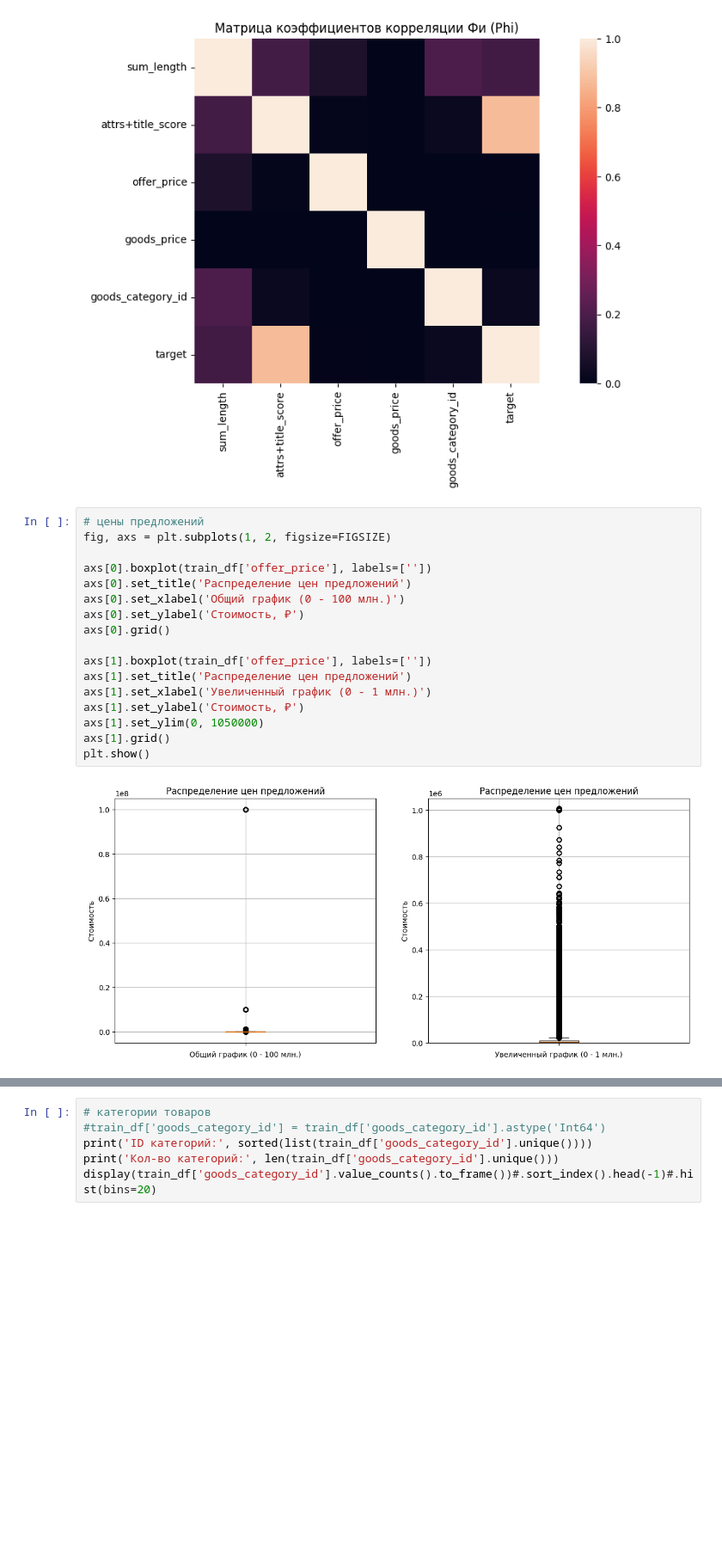
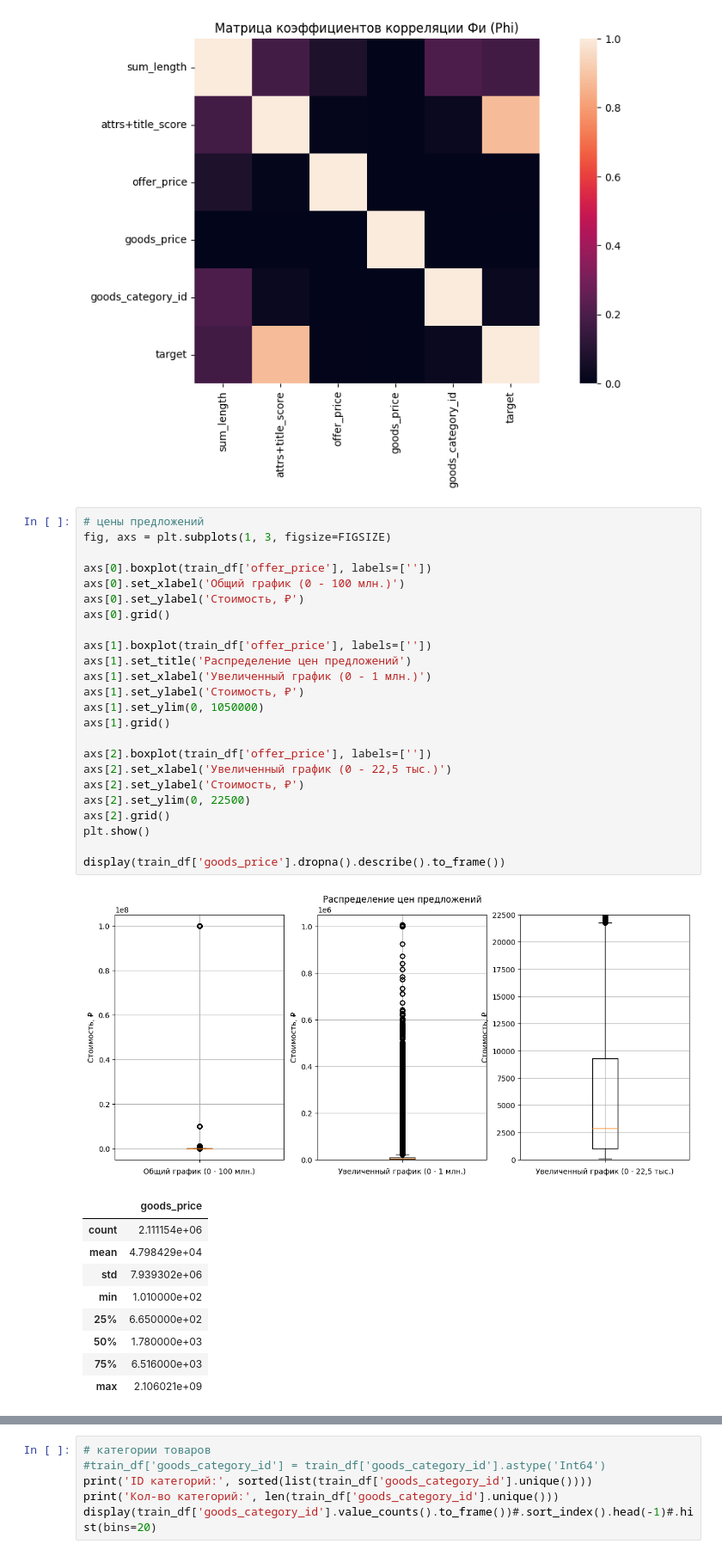
Before and after one commit to Danspers/Samokat.tech-Matching, a Jupyter notebook: Samokat.tech-Matching.ipynb, the cells around one changed output, grey strips where cells are left out. Shown: that part at 86% size. Saved outputs shown, nothing was run; the diff lists cells and outputs as text; blank space fills up the shorter version.

```diff
--- a/Samokat.tech-Matching.ipynb
+++ b/Samokat.tech-Matching.ipynb
@@ -188,23 +193,39 @@ plt.show()
 [figure]
 # %%
 # цены предложений
-fig, axs = plt.subplots(1, 2, figsize=FIGSIZE)
+fig, axs = plt.subplots(1, 3, figsize=FIGSIZE)
 
 axs[0].boxplot(train_df['offer_price'], labels=[''])
-axs[0].set_title('Распределение цен предложений')
 axs[0].set_xlabel('Общий график (0 - 100 млн.)')
 axs[0].set_ylabel('Стоимость, ₽')
 axs[0].grid()
 
 axs[1].boxplot(train_df['offer_price'], labels=[''])
 axs[1].set_title('Распределение цен предложений')
 axs[1].set_xlabel('Увеличенный график (0 - 1 млн.)')
 axs[1].set_ylabel('Стоимость, ₽')
 axs[1].set_ylim(0, 1050000)
 axs[1].grid()
+
+axs[2].boxplot(train_df['offer_price'], labels=[''])
+axs[2].set_xlabel('Увеличенный график (0 - 22,5 тыс.)')
+axs[2].set_ylabel('Стоимость, ₽')
+axs[2].set_ylim(0, 22500)
+axs[2].grid()
 plt.show()
+
+display(train_df['goods_price'].dropna().describe().to_frame())
 # %% [output]
-[figure, old version]
+[figure, new version]
+|  | goods_price |
+| count | 2.111154e+06 |
+| mean | 4.798429e+04 |
+| std | 7.939302e+06 |
+| min | 1.010000e+02 |
+| 25% | 6.650000e+02 |
+| 50% | 1.780000e+03 |
+| 75% | 6.516000e+03 |
+| max | 2.106021e+09 |
 # %%
 # цены товаров
 fig, axs = plt.subplots(1, 3, figsize=FIGSIZE)
```
Also changed, not shown: parts of 34 cells of this notebook.
